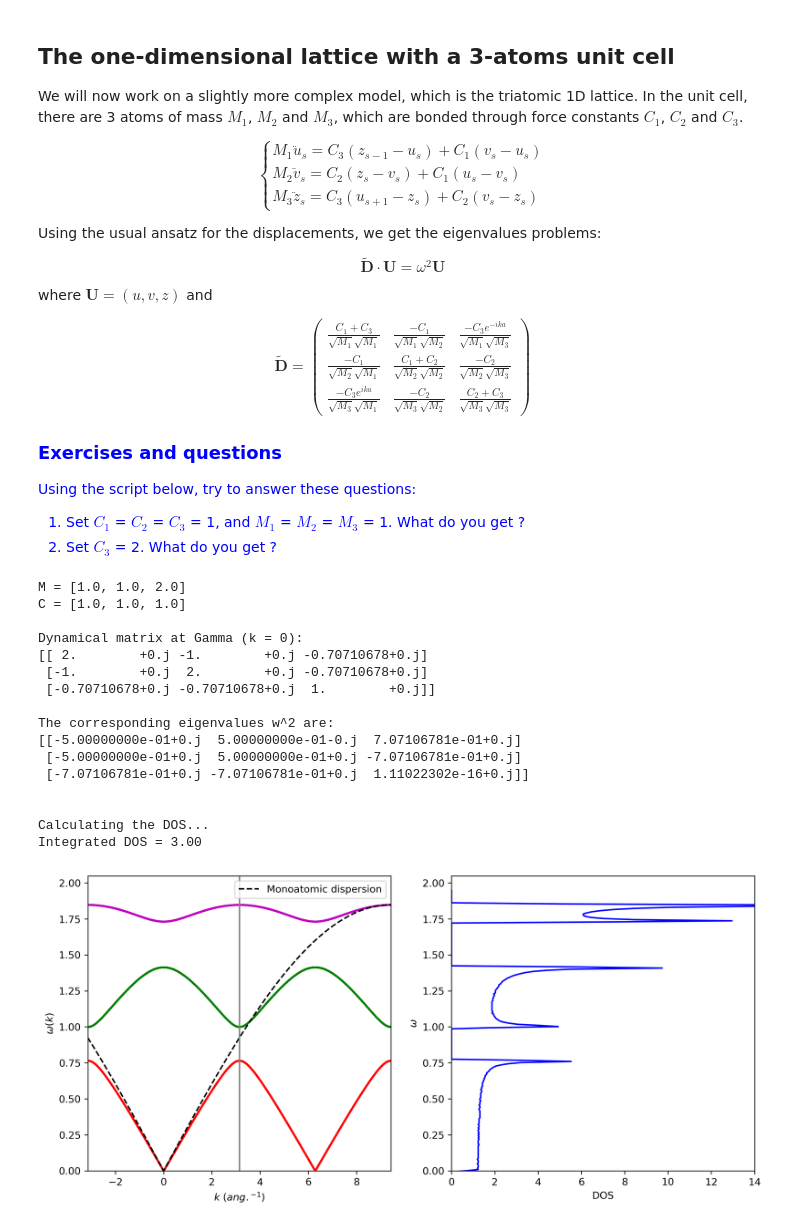
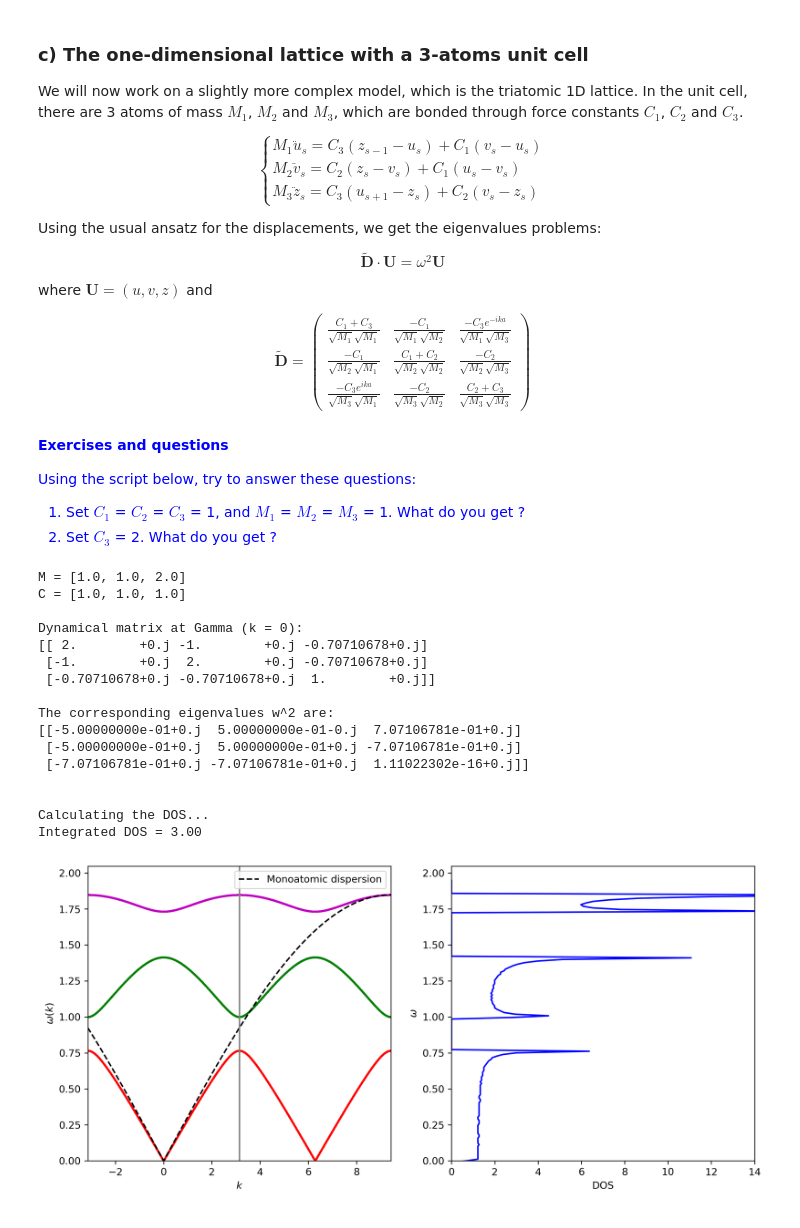
Before and after one commit to slemal-doc/jupyter_notebook_PhyMa, a Jupyter notebook: TP-Vibrations.ipynb, the cells around one changed output. Drawn from its saved outputs; the diff is of its cells as text; code cells hidden in the pictures.

```diff
--- a/TP-Vibrations.ipynb
+++ b/TP-Vibrations.ipynb
@@ -128,15 +234,14 @@ def dos_w(solution,N):
     solution_list = list(flatten(solution))
 
     dw = 1e-2
-    nw = int(max(solution_list)/dw)
-    w_space = np.linspace(0,max(solution_list)+0.1,nw)
+    w_space = np.linspace(1e-5,max(solution_list)+1e-2, int(max(solution_list)/dw))
     w_dos = []
 
     for w in w_space:
         wsum = 0.
         for i in solution_list:
-            if i > w-dw and i < w+dw:
-                wsum = wsum + 1
+            if i > w-dw/2 and i < w+dw/2:
+                wsum += 1
         w_dos.append(wsum)
 
     # Normalize the DOS so that the integral is N (number of atoms in the cell)
@@ -150,13 +255,13 @@ def dos_w(solution,N):
 nk = 400
 
 # Building a mesh in k-space to solve the dynamical matrix
-kmesh = np.linspace(-np.pi/a,np.pi/a,nk)
-large_kmesh = np.linspace(-np.pi/a,np.pi/a,nk*30)
+kmesh, large_kmesh = np.linspace(-np.pi/a,np.pi/a,nk),\
+                     np.linspace(-np.pi/a,np.pi/a,nk*30)
+
 
 # Stocking the solutions, extrapolating the solutions, computing the DOS
 C = C1
-wsquare1 = omega2(kmesh)
-dispersion1 = np.sqrt(omega2(kmesh))
+wsquare1, dispersion1 = omega2(kmesh), np.sqrt(omega2(kmesh))
 exp_dispersion1 = interpolate.InterpolatedUnivariateSpline(kmesh, dispersion1)
 max_w1 = max(list(flatten(dispersion1)))
 dos1 = [dos_w(exp_dispersion1(large_kmesh),number_of_atoms)[0],\
@@ -164,11 +269,9 @@ dos1 = [dos_w(exp_dispersion1(large_kmesh),number_of_atoms)[0],\
         dos_w(exp_dispersion1(large_kmesh),number_of_atoms)[2]]
 
 C = C2
-wsquare2 = omega2(kmesh)
-dispersion2 = np.sqrt(omega2(kmesh))
+wsquare2, dispersion2 = omega2(kmesh), np.sqrt(omega2(kmesh))
 exp_dispersion2 = interpolate.InterpolatedUnivariateSpline(kmesh, dispersion2)
-solution_list2 = list(flatten(dispersion2)) # The solution is flattened
-max_w2 = max(solution_list2)
+max_w2 = max(list(flatten(dispersion2)))
 print('Calculating the DOS...')
 dos2 = [dos_w(exp_dispersion2(large_kmesh),number_of_atoms)[0],\
         dos_w(exp_dispersion2(large_kmesh),number_of_atoms)[1],\
@@ -502,5 +598,5 @@ Integrated DOS = 2.00
 # %% [markdown]
-## The one-dimensional lattice with a 3-atoms unit cell
+### c) The one-dimensional lattice with a 3-atoms unit cell
 
 We will now work on a slightly more complex model, which is the triatomic 1D lattice. In the unit cell, there are 3 atoms of mass $M_1$, $M_2$ and $M_3$, which are bonded through force constants $C_1$, $C_2$ and $C_3$.
 
@@ -525,7 +621,7 @@ $$\displaystyle \tilde{\mathbf{D}} =
 
 
 
-### <span style="color: #0000ff;">Exercises and questions</span>
+#### <span style="color: #0000ff;">Exercises and questions</span>
 
 <p><span style="color: #0000ff;">Using the script below, try to answer these questions:</span> </p>
 
@@ -574,16 +670,15 @@ def dos_w(solution,N):
     # Only the solution within the Brillouin zone must be provided
     solution_list = list(flatten(solution))
 
-    dw = 7e-3
-    nw = int(max(solution_list)/dw)
-    w_space = np.linspace(-0.1,max(solution_list)+0.1,nw)
+    dw = 1e-2
+    w_space = np.linspace(-0.1,max(solution_list)+0.1,int(max(solution_list)/dw))
     w_dos = []
 
     for w in w_space:
         wsum = 0.
         for i in solution_list:
-            if i > w-dw and i < w+dw:
-                wsum = wsum + 1
+            if i > w-dw/2 and i < w+dw/2:
+                wsum += 1
         w_dos.append(wsum)
 
     # Normalize the DOS so that the integral over the Brillouin zone is N !
@@ -615,9 +710,7 @@ nk = 4000
 # k points
 kmesh = np.linspace(-N*np.pi/a,N*np.pi/a,nk)
 
-
-eigenvalues = []
-kokay = []
+eigenvalues, kokay = [],[]
 for i in range(N):
     eigenvalues.append([])
     kokay.append([])
@@ -636,9 +729,8 @@ for i in range(N):
 
 print('Calculating the DOS...')
 
-ibz =   np.linspace(-np.pi/a,np.pi/a,nk)
-eigenvalues_ibz = []
-kokay_ibz = []    #
+ibz, eigenvalues_ibz, kokay_ibz =   np.linspace(-np.pi/a,np.pi/a,nk), [], []
+
 for i in range(N):
     eigenvalues_ibz.append([])
     kokay_ibz.append([])
@@ -672,39 +764,39 @@ plt.plot(kokay[2],eigenvalues[2],'mo', ms = 1)
 plt.plot(kmesh, max_w*abs(np.sin(kmesh*a/(2*N))),'k--', label='Monoatomic dispersion')
 
 plt.xlim(-np.pi,np.pi)
-plt.xlabel(r'$k$ $(ang.^{-1})$')
+plt.xlabel(r'$k$')
 plt.ylabel(r'$\omega (k)$')
 plt.ylim(0,max_w+0.2)
 plt.xlim(-np.pi/a,3*np.pi/a)
 plt.axvline(x=np.pi/a, c='gray')
 plt.legend(loc='best')
 
 plt.subplot(2,2,2,adjustable='datalim')
 plt.xlabel(r'DOS')
 plt.ylabel(r'$\omega$')
 plt.ylim(0,max_w+0.2)
 plt.xlim(0,14)
 #plt.fill_between(w_dos, w_space, w_dos)
 plt.plot(results_dos[1],results_dos[0], 'b', ms= 0.5)
 plt.savefig("1D_triatomic_chain_vibrations.pdf")
 
 print ('')
 # %% [output]
 M = [1.0, 1.0, 2.0]
 C = [1.0, 1.0, 1.0]
 
 Dynamical matrix at Gamma (k = 0):
 [[ 2.        +0.j -1.        +0.j -0.70710678+0.j]
  [-1.        +0.j  2.        +0.j -0.70710678+0.j]
  [-0.70710678+0.j -0.70710678+0.j  1.        +0.j]]
 
 The corresponding eigenvalues w^2 are:
 [[-5.00000000e-01+0.j  5.00000000e-01-0.j  7.07106781e-01+0.j]
  [-5.00000000e-01+0.j  5.00000000e-01+0.j -7.07106781e-01+0.j]
  [-7.07106781e-01+0.j -7.07106781e-01+0.j  1.11022302e-16+0.j]]
 
 
 Calculating the DOS...
 Integrated DOS = 3.00
-[figure, old version]
+[figure, new version]
 # %% [markdown]
```
Also changed, not shown: parts of 20 cells of this notebook.
